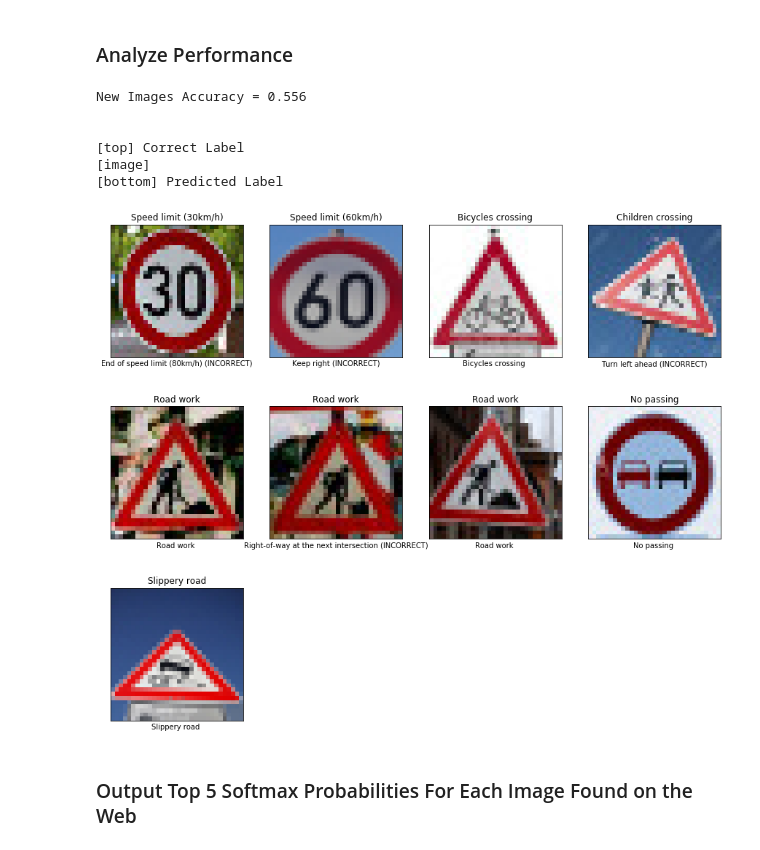
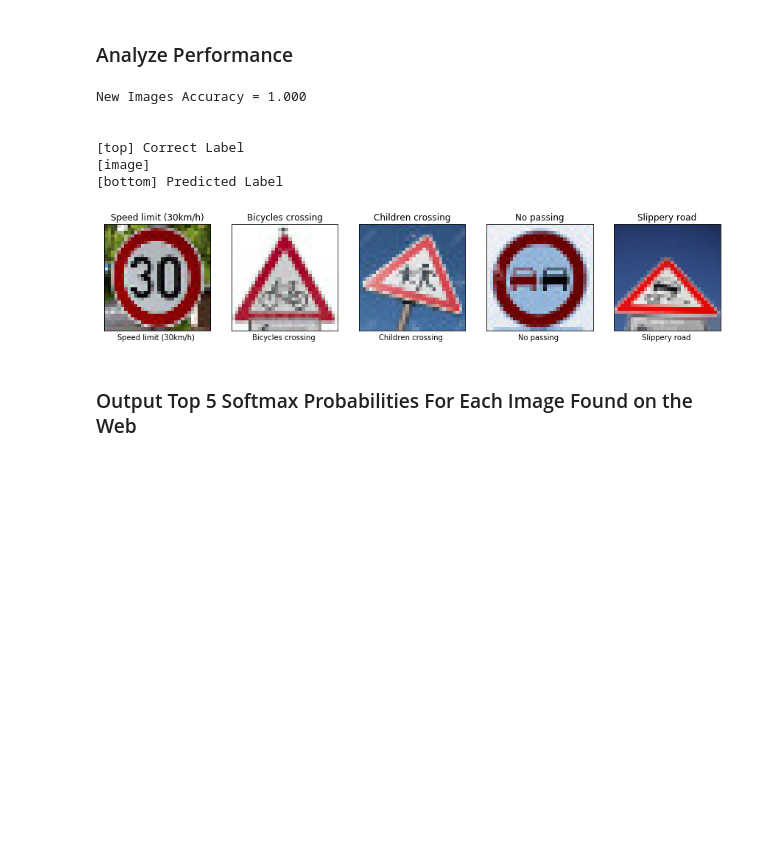
Before and after one commit to patrickmpoon/CarND-Traffic-Sign-Classifier-Project, a Jupyter notebook: Traffic_Sign_Classifier.ipynb, the cells around one changed output. Cells and saved outputs as stored; diff of their text form; code cells hidden in the pictures; blank space fills up the shorter version.

```diff
--- a/Traffic_Sign_Classifier.ipynb
+++ b/Traffic_Sign_Classifier.ipynb
@@ -486,16 +486,12 @@ new_images = []
 images_dir = 'new_traffic_signs'
 new_image_files = [
     '30.jpg',
-    '60.jpg',
     'bicycle_crossing.jpeg',
     'children-crossing.jpg',
-    'guy_digging_1.jpg',
-    'guy_digging_2.jpg',
-    'guy_digging_3.jpg',
     'no-passing.jpg',
     'slippery.jpg'
 ]
-new_image_codes = np.array([1, 3, 29, 28, 25, 25, 25, 9, 23])
+new_image_codes = np.array([1, 29, 28, 9, 23])
 
 new_image_columns = 5
 
@@ -527,7 +523,7 @@ for i, image in enumerate(new_images, 1):
 ### Feel free to use as many code cells as needed.
 
 X_new_images = pre_process_images(np.array(new_images, dtype=np.float32))
-y_new_images = np.array([1, 3, 29, 28, 25, 25, 25, 9, 23])
+y_new_images = new_image_codes
 
 predictions = []
 
@@ -546,37 +542,37 @@ New Images predictions = [ 6 38 29 34 25 11 25  9 23]
 ### For example, if the model predicted 1 out of 5 signs correctly, it's 20% accurate on these new images.
 
 with tf.Session() as sess:
     saver = tf.train.Saver()
     saver.restore(sess, model_file)
 
     new_images_accuracy = sess.run(accuracy_operation, feed_dict={x: X_new_images, y: y_new_images})
     print('New Images Accuracy = {:.3f}\n\n'.format(new_images_accuracy))
     print('[top] Correct Label')
     print('[image]')
     print('[bottom] Predicted Label')
 
-plt.figure(figsize=(15, 13))
+plt.figure(figsize=(15, 8))
 
-prediction_columns = 4
+prediction_columns = 5
 
 for i, image in enumerate(new_images, 1):
     predicted_label = signs[predictions[i-1]]
     correct_label = signs[y_new_images[i-1]]
     plt.subplot(math.ceil(len(new_images) / prediction_columns), prediction_columns, i)
     plt.title(correct_label)
     isIncorrect = '(INCORRECT)' if (correct_label != predicted_label) else ''
     plt.xlabel('{} {}'.format(predicted_label, isIncorrect))
     plt.xticks([])
     plt.yticks([])
     plt.imshow(image)
 # %% [output]
-New Images Accuracy = 0.556
+New Images Accuracy = 1.000
 
 
 [top] Correct Label
 [image]
 [bottom] Predicted Label
-[figure, old version]
+[figure, new version]
 # %% [markdown]
 ### Output Top 5 Softmax Probabilities For Each Image Found on the Web
 # %% [markdown]
```
Also changed, not shown: parts of 8 cells of this notebook, 1 other file.
